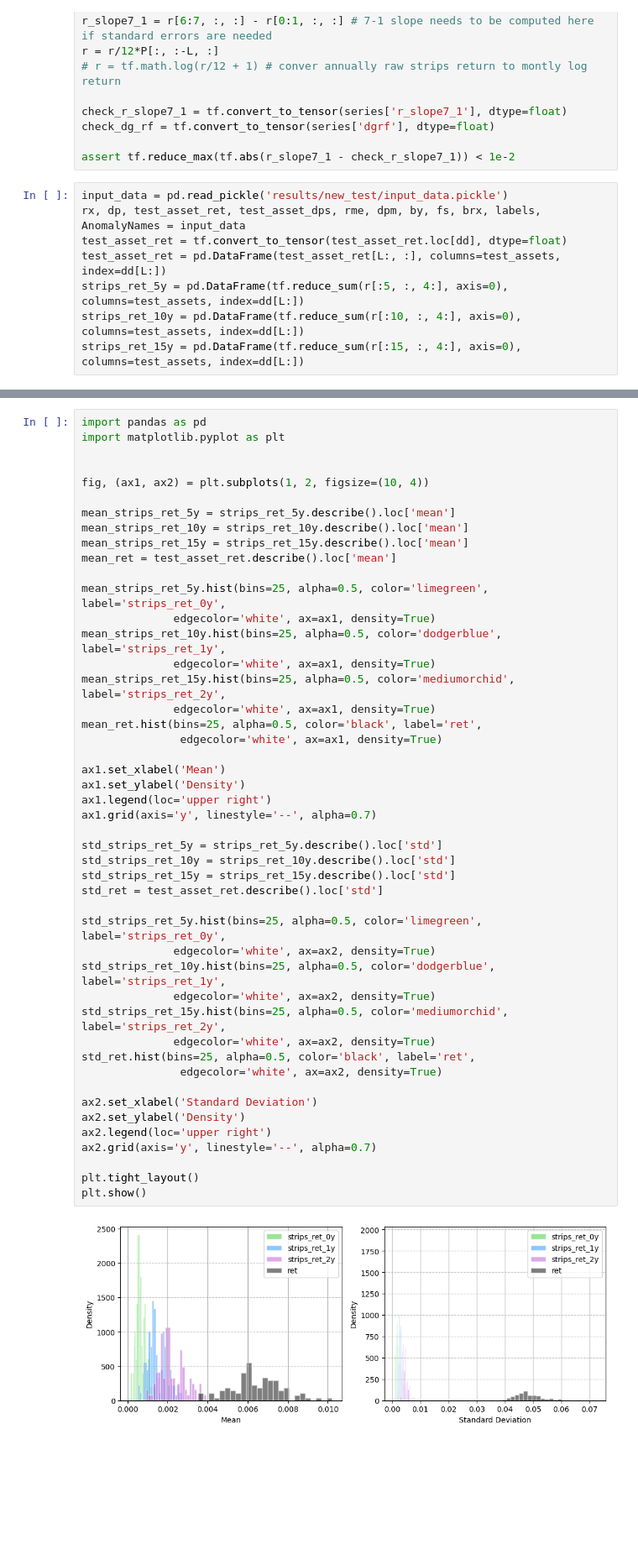
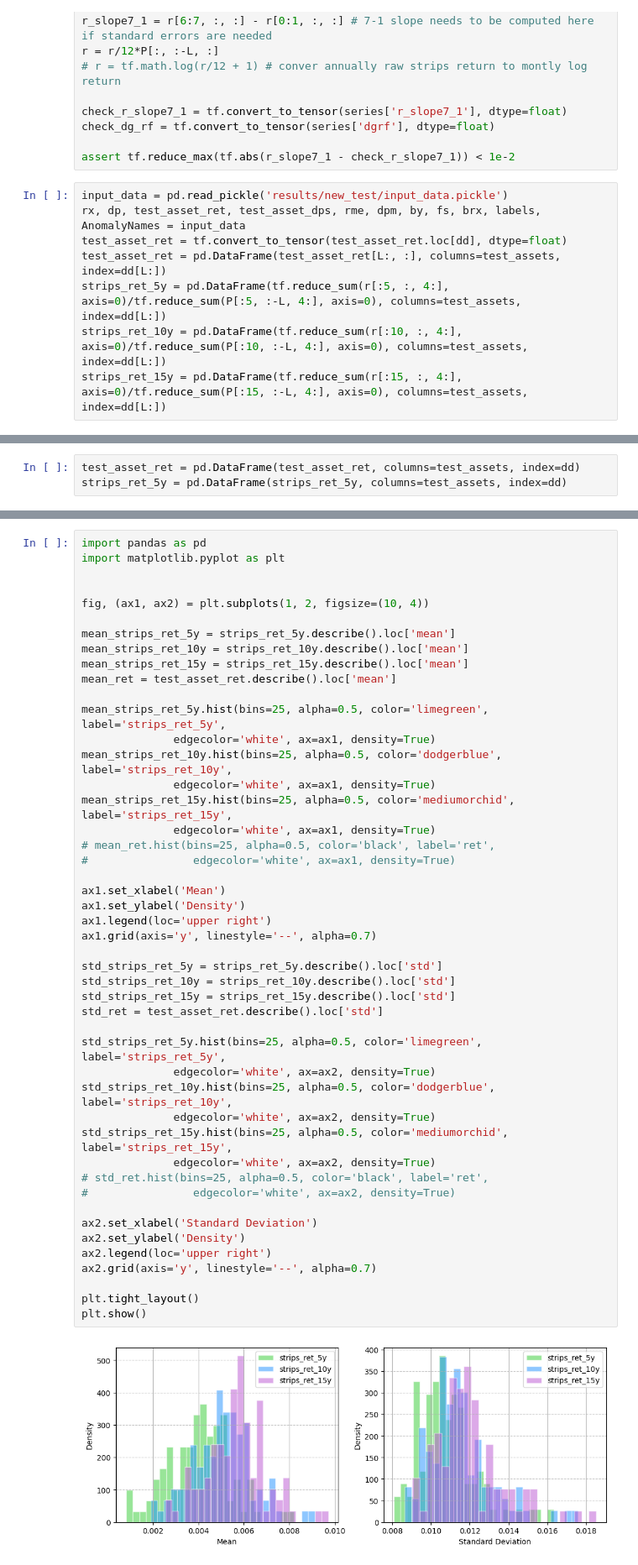
Before and after one commit to TonyHuang241/gkk_2024, a Jupyter notebook: inverse_project.ipynb, the cells around one changed output, grey strips where cells are left out. Shown at 84% size. Saved outputs shown, nothing was run; the diff lists cells and outputs as text; blank space fills up the shorter version.

```diff
--- a/inverse_project.ipynb
+++ b/inverse_project.ipynb
@@ -435,6 +435,6 @@ input_data = pd.read_pickle('results/new_test/input_data.pickle')
 rx, dp, test_asset_ret, test_asset_dps, rme, dpm, by, fs, brx, labels, AnomalyNames = input_data
 test_asset_ret = tf.convert_to_tensor(test_asset_ret.loc[dd], dtype=float)
 test_asset_ret = pd.DataFrame(test_asset_ret[L:, :], columns=test_assets, index=dd[L:])
-strips_ret_5y = pd.DataFrame(tf.reduce_sum(r[:5, :, 4:], axis=0), columns=test_assets, index=dd[L:])
-strips_ret_10y = pd.DataFrame(tf.reduce_sum(r[:10, :, 4:], axis=0), columns=test_assets, index=dd[L:])
-strips_ret_15y = pd.DataFrame(tf.reduce_sum(r[:15, :, 4:], axis=0), columns=test_assets, index=dd[L:])
+strips_ret_5y = pd.DataFrame(tf.reduce_sum(r[:5, :, 4:], axis=0)/tf.reduce_sum(P[:5, :-L, 4:], axis=0), columns=test_assets, index=dd[L:])
+strips_ret_10y = pd.DataFrame(tf.reduce_sum(r[:10, :, 4:], axis=0)/tf.reduce_sum(P[:10, :-L, 4:], axis=0), columns=test_assets, index=dd[L:])
+strips_ret_15y = pd.DataFrame(tf.reduce_sum(r[:15, :, 4:], axis=0)/tf.reduce_sum(P[:15, :-L, 4:], axis=0), columns=test_assets, index=dd[L:])
@@ -442,0 +441,3 @@ SyntaxError: invalid syntax (3353804831.py, line 5)
+# %%
+test_asset_ret = pd.DataFrame(test_asset_ret, columns=test_assets, index=dd)
+strips_ret_5y = pd.DataFrame(strips_ret_5y, columns=test_assets, index=dd)
@@ -451,41 +493,41 @@ mean_strips_ret_5y = strips_ret_5y.describe().loc['mean']
 mean_strips_ret_10y = strips_ret_10y.describe().loc['mean']
 mean_strips_ret_15y = strips_ret_15y.describe().loc['mean']
 mean_ret = test_asset_ret.describe().loc['mean']
 
-mean_strips_ret_5y.hist(bins=25, alpha=0.5, color='limegreen', label='strips_ret_0y',
+mean_strips_ret_5y.hist(bins=25, alpha=0.5, color='limegreen', label='strips_ret_5y',
               edgecolor='white', ax=ax1, density=True)
-mean_strips_ret_10y.hist(bins=25, alpha=0.5, color='dodgerblue', label='strips_ret_1y',
+mean_strips_ret_10y.hist(bins=25, alpha=0.5, color='dodgerblue', label='strips_ret_10y',
               edgecolor='white', ax=ax1, density=True)
-mean_strips_ret_15y.hist(bins=25, alpha=0.5, color='mediumorchid', label='strips_ret_2y',
+mean_strips_ret_15y.hist(bins=25, alpha=0.5, color='mediumorchid', label='strips_ret_15y',
               edgecolor='white', ax=ax1, density=True)
-mean_ret.hist(bins=25, alpha=0.5, color='black', label='ret',
-               edgecolor='white', ax=ax1, density=True)
+# mean_ret.hist(bins=25, alpha=0.5, color='black', label='ret',
+#                edgecolor='white', ax=ax1, density=True)
 
 ax1.set_xlabel('Mean')
 ax1.set_ylabel('Density')
 ax1.legend(loc='upper right')
 ax1.grid(axis='y', linestyle='--', alpha=0.7)
 
 std_strips_ret_5y = strips_ret_5y.describe().loc['std']
 std_strips_ret_10y = strips_ret_10y.describe().loc['std']
 std_strips_ret_15y = strips_ret_15y.describe().loc['std']
 std_ret = test_asset_ret.describe().loc['std']
 
-std_strips_ret_5y.hist(bins=25, alpha=0.5, color='limegreen', label='strips_ret_0y',
+std_strips_ret_5y.hist(bins=25, alpha=0.5, color='limegreen', label='strips_ret_5y',
               edgecolor='white', ax=ax2, density=True)
-std_strips_ret_10y.hist(bins=25, alpha=0.5, color='dodgerblue', label='strips_ret_1y',
+std_strips_ret_10y.hist(bins=25, alpha=0.5, color='dodgerblue', label='strips_ret_10y',
               edgecolor='white', ax=ax2, density=True)
-std_strips_ret_15y.hist(bins=25, alpha=0.5, color='mediumorchid', label='strips_ret_2y',
+std_strips_ret_15y.hist(bins=25, alpha=0.5, color='mediumorchid', label='strips_ret_15y',
               edgecolor='white', ax=ax2, density=True)
-std_ret.hist(bins=25, alpha=0.5, color='black', label='ret',
-               edgecolor='white', ax=ax2, density=True)
+# std_ret.hist(bins=25, alpha=0.5, color='black', label='ret',
+#                edgecolor='white', ax=ax2, density=True)
 
 ax2.set_xlabel('Standard Deviation')
 ax2.set_ylabel('Density')
 ax2.legend(loc='upper right')
 ax2.grid(axis='y', linestyle='--', alpha=0.7)
 
 plt.tight_layout()
 plt.show()
 # %% [output]
-[figure, old version]
+[figure, new version]
```
Also changed, not shown: parts of 3 cells of this notebook.
